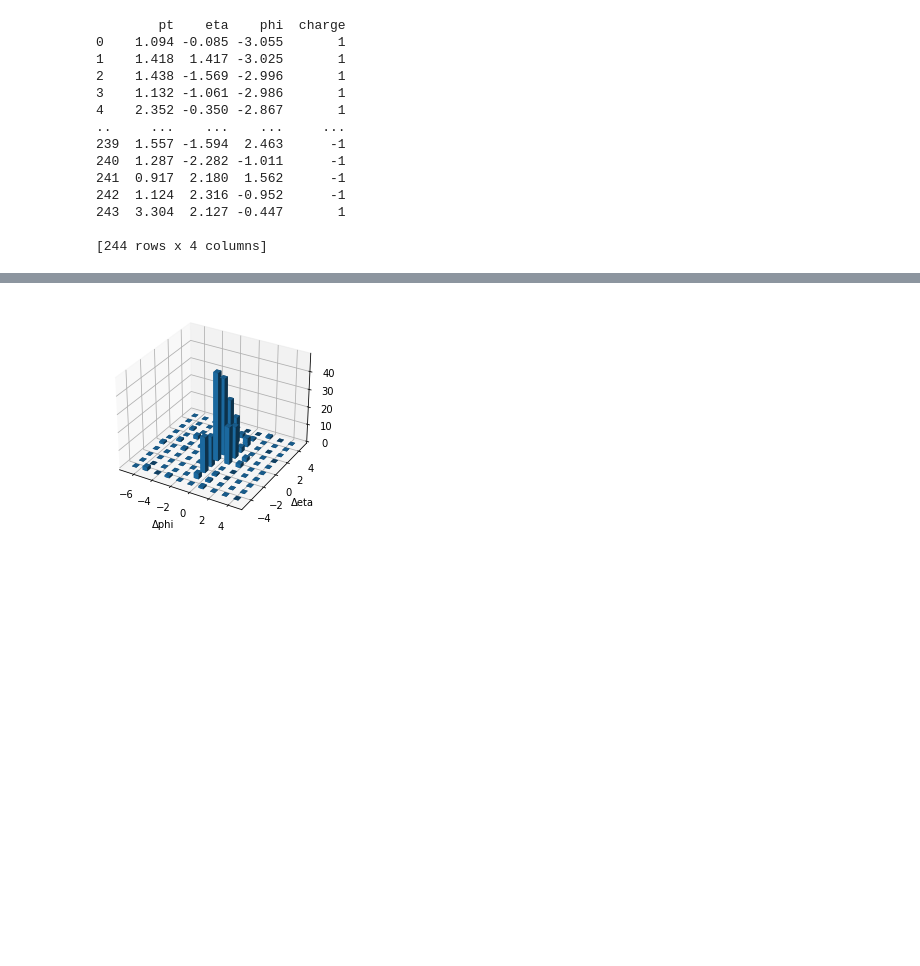
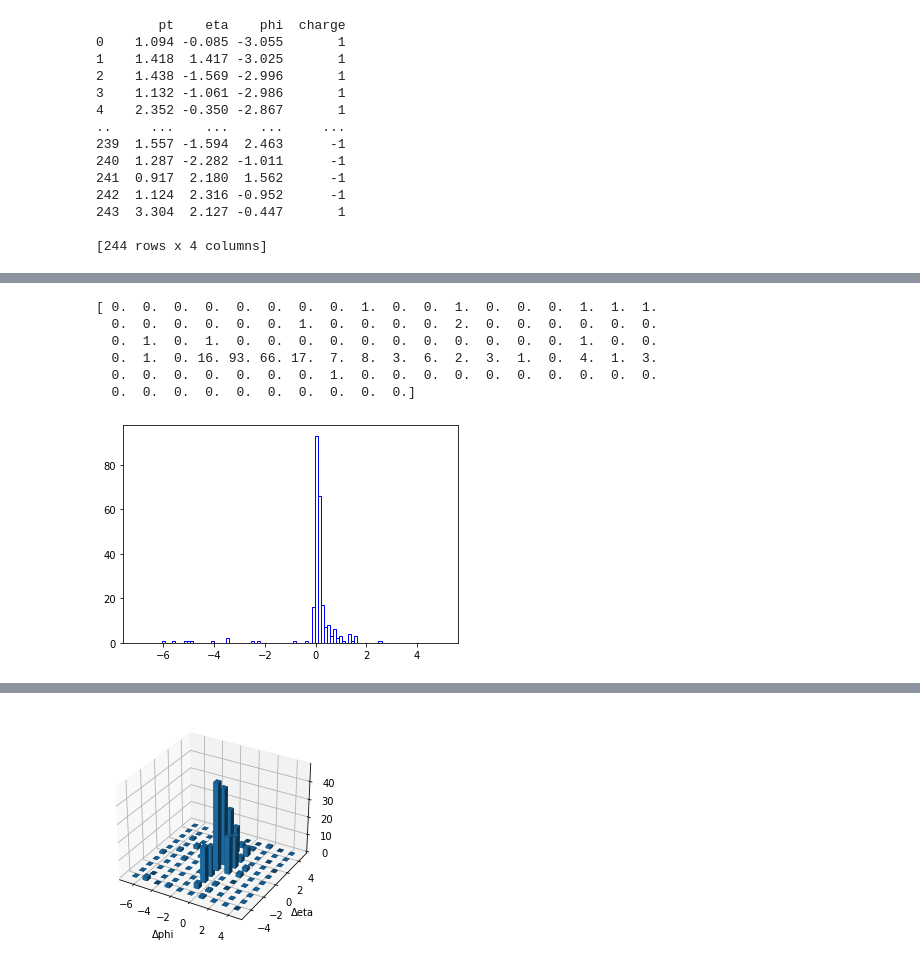
Before and after one commit to HarryWang0619/CIS_May_FinalProject, a Jupyter notebook: Zihao(test).ipynb, the cells around one changed output, grey strips where cells are left out. Cells and saved outputs as stored; diff of their text form; code cells hidden in the pictures; blank space fills up the shorter version.

```diff
--- a/Zihao(test).ipynb
+++ b/Zihao(test).ipynb
@@ -46,5 +60,16 @@ print (counts, bins, bars)
 # %%
 zphi = ('1,   4,   3,   2,   0, 177,  51,   5,   0,   0')
+# %%
+counts1, bins, bars2 = plt.hist(dphi,nbins,color="white", edgecolor="blue",range = [xmin,xmax])
+print (counts1)
+# %% [output]
+[ 0.  0.  0.  0.  0.  0.  0.  0.  1.  0.  0.  1.  0.  0.  0.  1.  1.  1.
+  0.  0.  0.  0.  0.  0.  1.  0.  0.  0.  0.  2.  0.  0.  0.  0.  0.  0.
+  0.  1.  0.  1.  0.  0.  0.  0.  0.  0.  0.  0.  0.  0.  0.  1.  0.  0.
+  0.  1.  0. 16. 93. 66. 17.  7.  8.  3.  6.  2.  3.  1.  0.  4.  1.  3.
+  0.  0.  0.  0.  0.  0.  0.  1.  0.  0.  0.  0.  0.  0.  0.  0.  0.  0.
+  0.  0.  0.  0.  0.  0.  0.  0.  0.  0.]
+[figure, added]
 # %%
 eta = data[data.columns[1]]
 deta = np.diff(eta)
```
Also changed, not shown: parts of 10 cells of this notebook.
